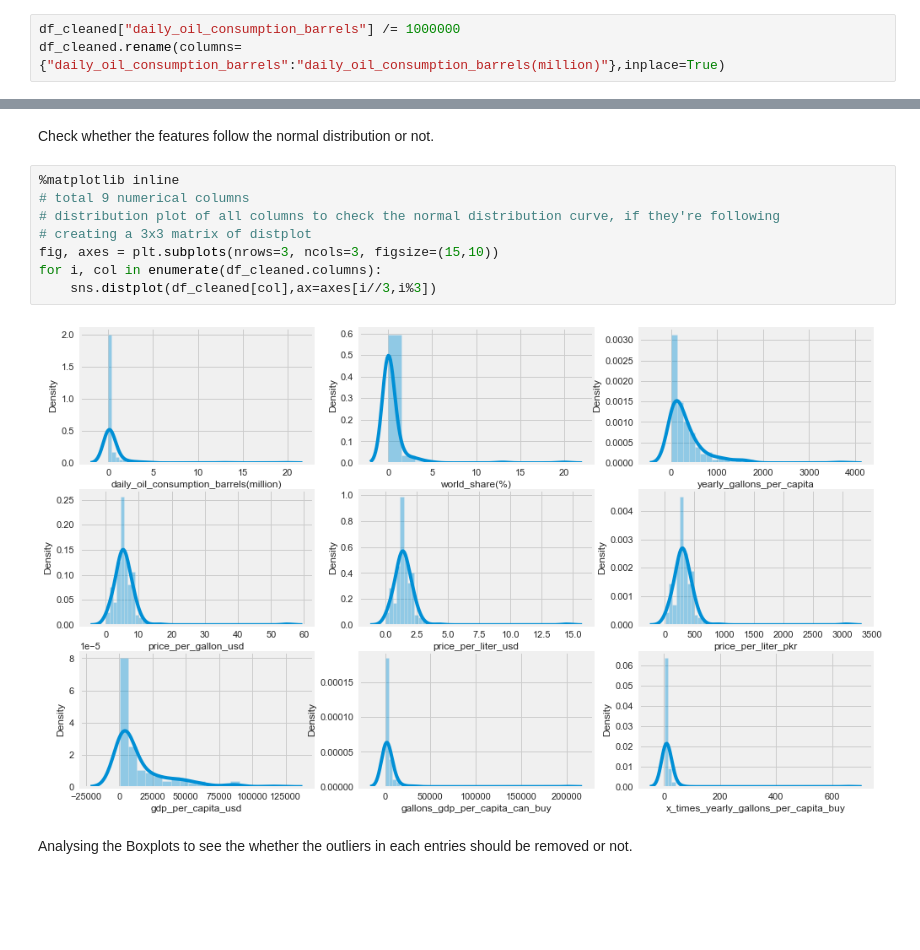
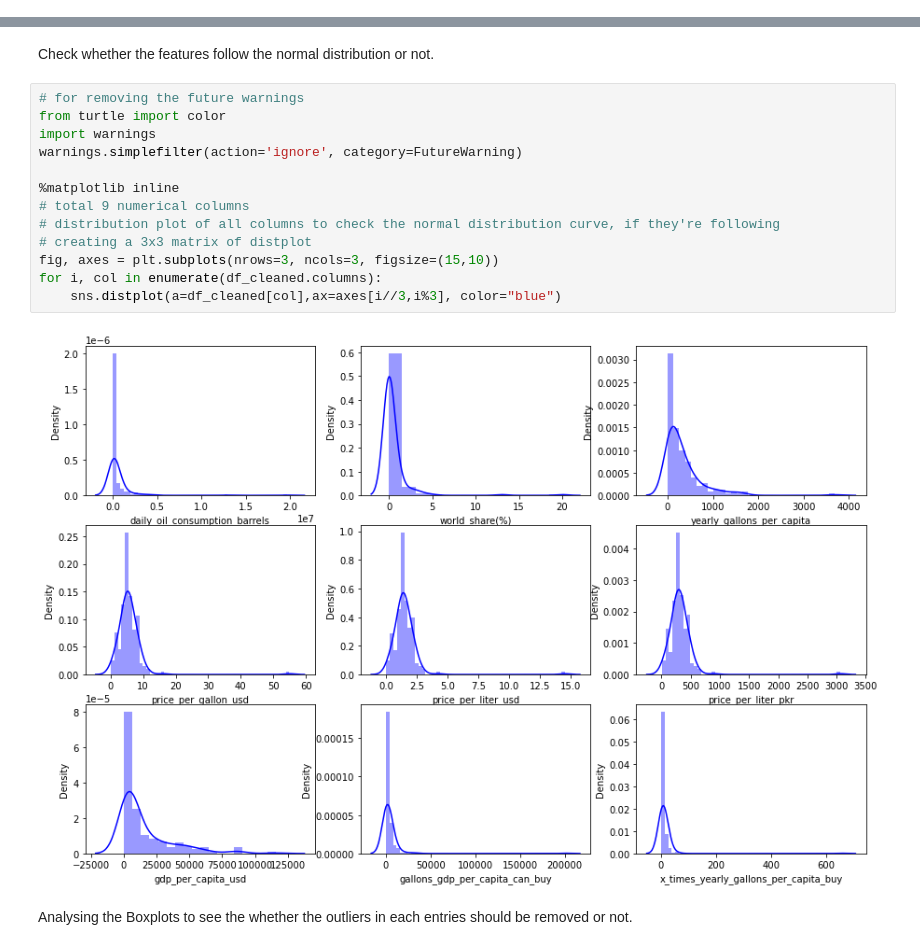
Before and after one commit to RaofaizanAPSACS/PetrolGasPricesWorldWide_EDA, a Jupyter notebook: source.ipynb, the cells around one changed output, grey strips where cells are left out. Cells and saved outputs as stored; diff of their text form; blank space fills up the shorter version.

Commit message:
Started visualiztions

```diff
--- a/source.ipynb
+++ b/source.ipynb
@@ -181,9 +180,6 @@ Data columns (total 10 columns):
  9   country                                181 non-null    string
 dtypes: Float32(4), int16(1), int64(4), string(1)
 memory usage: 11.1 KB
-# %%
-df_cleaned["daily_oil_consumption_barrels"] /= 1000000
-df_cleaned.rename(columns={"daily_oil_consumption_barrels":"daily_oil_consumption_barrels(million)"},inplace=True)
 # %%
 # Now set the Country column as the row index
 df_cleaned =  df_cleaned.set_index("country")
@@ -202,15 +198,20 @@ df_cleaned.head()
 # %% [markdown]
 Check whether the features follow the normal distribution or not.
 # %%
+# for removing the future warnings
+from turtle import color
+import warnings
+warnings.simplefilter(action='ignore', category=FutureWarning)
+
 %matplotlib inline
 # total 9 numerical columns
 # distribution plot of all columns to check the normal distribution curve, if they're following
 # creating a 3x3 matrix of distplot
 fig, axes = plt.subplots(nrows=3, ncols=3, figsize=(15,10))
 for i, col in enumerate(df_cleaned.columns):
-    sns.distplot(df_cleaned[col],ax=axes[i//3,i%3])
+    sns.distplot(a=df_cleaned[col],ax=axes[i//3,i%3], color="blue")
 # %% [output]
-[figure, old version]
+[figure, new version]
 # %% [markdown]
 Analysing the Boxplots to see the whether the outliers in each entries should be removed or not.
 # %%
```
Also changed, not shown: parts of 24 cells of this notebook.
